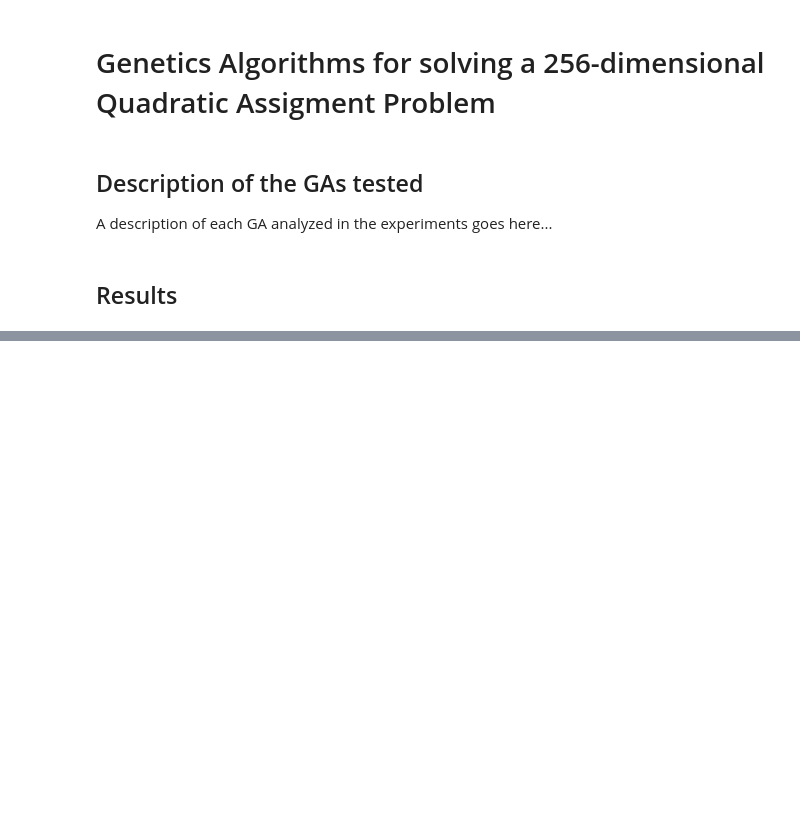
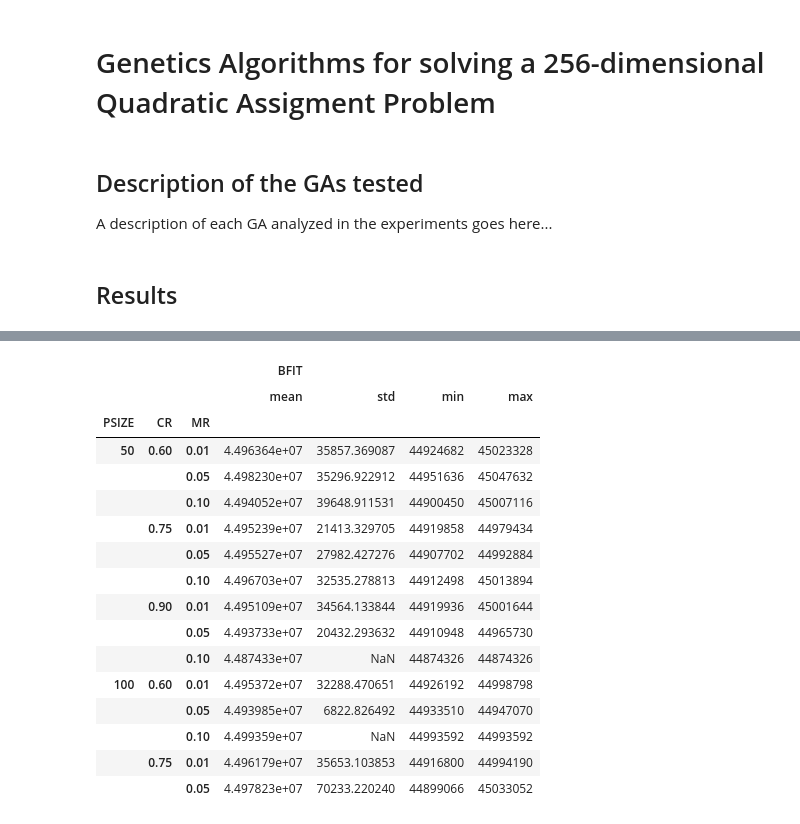
Before and after one commit to pnovoa/eapractci, a Jupyter notebook: report.ipynb, the cells around one changed output, grey strips where cells are left out. Saved outputs shown, nothing was run; the diff lists cells and outputs as text; code cells hidden in the pictures; blank space fills up the shorter version.

```diff
--- a/report.ipynb
+++ b/report.ipynb
@@ -44,0 +39,21 @@ TypeError: 'module' object is not callable
+# %%
+import numpy as np
+df_best.loc[:, ['PSIZE', 'CR', 'MR', 'BFIT']].groupby(['PSIZE', 'CR', 'MR']).agg([np.mean, np.std, min, max])
+# %% [output]
+|  |  |  | BFIT |  |  |  |
+|  |  |  | mean | std | min | max |
+| PSIZE | CR | MR |  |  |  |  |
+| 50 | 0.60 | 0.01 | 4.496364e+07 | 35857.369087 | 44924682 | 45023328 |
+|  |  | 0.05 | 4.498230e+07 | 35296.922912 | 44951636 | 45047632 |
+|  |  | 0.10 | 4.494052e+07 | 39648.911531 | 44900450 | 45007116 |
+|  | 0.75 | 0.01 | 4.495239e+07 | 21413.329705 | 44919858 | 44979434 |
+|  |  | 0.05 | 4.495527e+07 | 27982.427276 | 44907702 | 44992884 |
+|  |  | 0.10 | 4.496703e+07 | 32535.278813 | 44912498 | 45013894 |
+|  | 0.90 | 0.01 | 4.495109e+07 | 34564.133844 | 44919936 | 45001644 |
+|  |  | 0.05 | 4.493733e+07 | 20432.293632 | 44910948 | 44965730 |
+|  |  | 0.10 | 4.487433e+07 | NaN | 44874326 | 44874326 |
+| 100 | 0.60 | 0.01 | 4.495372e+07 | 32288.470651 | 44926192 | 44998798 |
+|  |  | 0.05 | 4.493985e+07 | 6822.826492 | 44933510 | 44947070 |
+|  |  | 0.10 | 4.499359e+07 | NaN | 44993592 | 44993592 |
+|  | 0.75 | 0.01 | 4.496179e+07 | 35653.103853 | 44916800 | 44994190 |
+|  |  | 0.05 | 4.497823e+07 | 70233.220240 | 44899066 | 45033052 |
```
Also changed, not shown: parts of 3 cells of this notebook, 8 other files.
